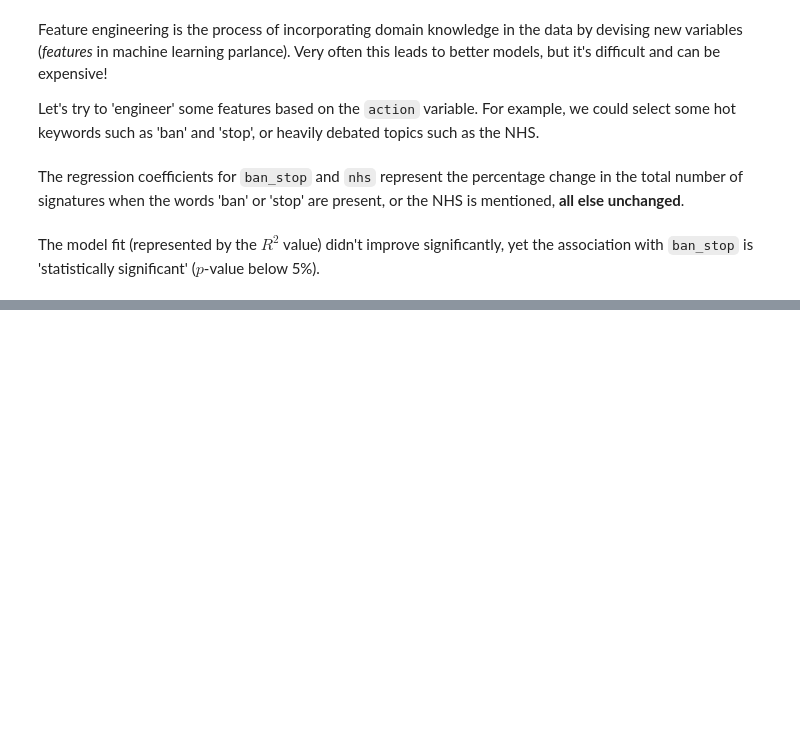
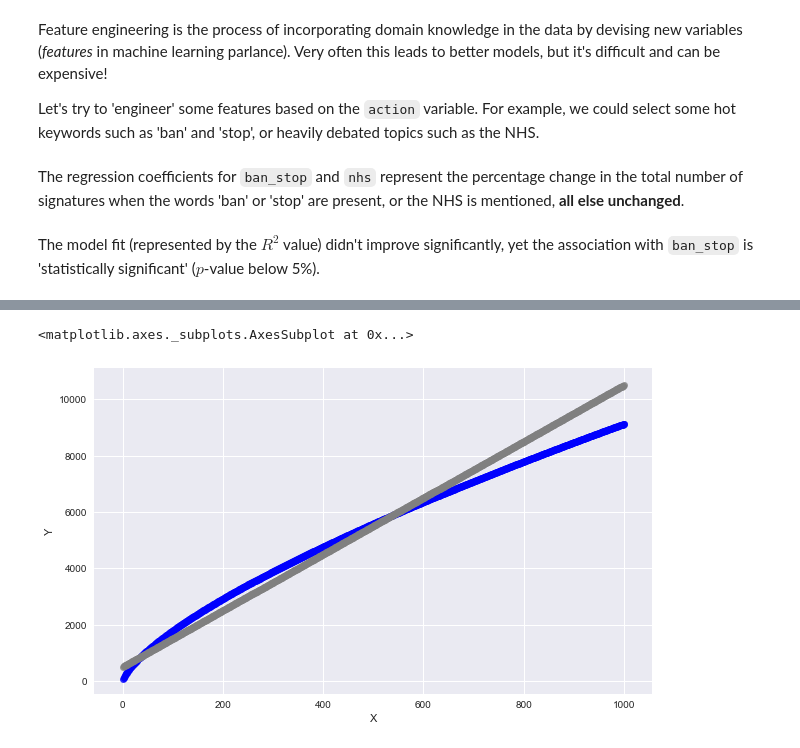
Before and after one commit to Vinh-CHUC/general-assembly-data-science, a Jupyter notebook: 5-WebScrapingAndAPIs/Facebook_shares_of_online_petitions_starter.ipynb, the cells around one changed output, grey strips where cells are left out. Drawn from its saved outputs; the diff is of its cells as text; code cells hidden in the pictures; blank space fills up the shorter version.

```diff
--- a/5-WebScrapingAndAPIs/Facebook_shares_of_online_petitions_starter.ipynb
+++ b/5-WebScrapingAndAPIs/Facebook_shares_of_online_petitions_starter.ipynb
@@ -315,0 +370,7 @@ The model fit (represented by the $R^{2}$ value) didn't improve significantly, y
+# %%
+X = np.linspace(1, 1000, 1000)
+sns.regplot(X, np.exp(4.2223)*X**0.7088, color='blue', fit_reg=False)
+sns.regplot(df.X, df.Y, color='grey', fit_reg=False)
+# %% [output]
+<matplotlib.axes._subplots.AxesSubplot at 0x...>
+[figure, added]
```
Also changed, not shown: parts of 5 cells of this notebook.
